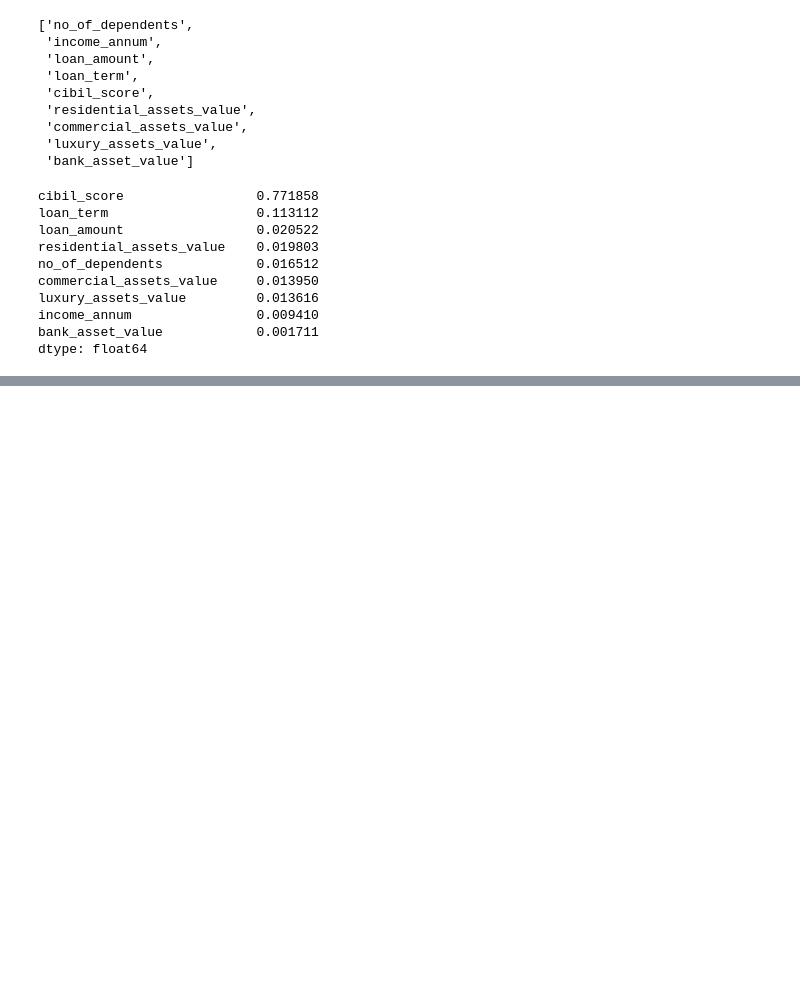
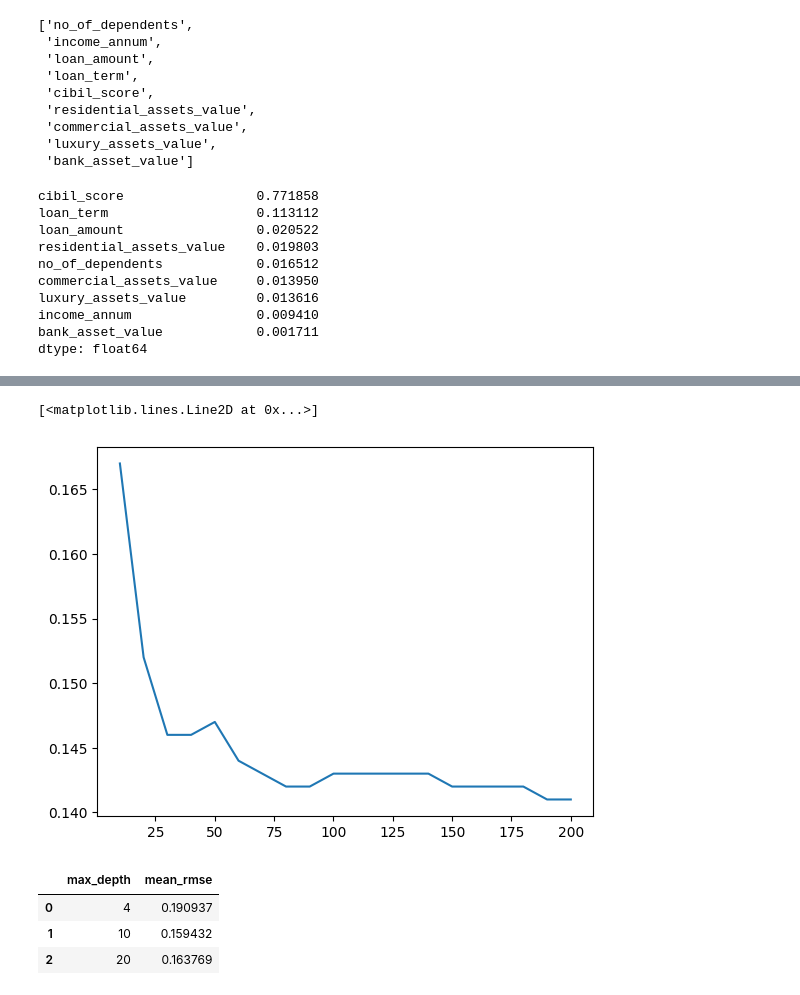
Before and after one commit to n-a-peter/MLZ-midterm, a Jupyter notebook: loan_approval.ipynb, the cells around one changed output, grey strips where cells are left out. Saved outputs shown, nothing was run; the diff lists cells and outputs as text; code cells hidden in the pictures; blank space fills up the shorter version.

```diff
--- a/loan_approval.ipynb
+++ b/loan_approval.ipynb
@@ -294,0 +556,4 @@ dtype: float64
+# %%
+# Best depth=4
+rf = RandomForestClassifier(n_estimators=10, random_state=1, n_jobs=-1)
+rf.fit(X_train, y_train)
@@ -294,0 +562,4 @@ dtype: float64
+# %%
+y_pred = rf.predict_proba(X_val)[:,1]
+#y_pred
+roc_auc_score(y_val, y_pred)
@@ -294,0 +568,12 @@ dtype: float64
+# %%
+scores = []
+for n in range(10, 201, 10):
+    rf = RandomForestClassifier(n_estimators=n, random_state=1, n_jobs=-1)
+    rf.fit(X_train, y_train)
+    y_pred = rf.predict_proba(X_val)[:,1]
+    score = rmse(y_val, y_pred)
+    scores.append((n, score))
+# %%
+df_scores = pd.DataFrame(scores, columns=['n_estimators', 'rmse'])
+df_scores.rmse = np.round(df_scores.rmse, 3)
+df_scores
@@ -294,0 +598,5 @@ dtype: float64
+# %%
+plt.plot(df_scores.n_estimators, df_scores.rmse)
+# %% [output]
+[<matplotlib.lines.Line2D at 0x...>]
+[figure, added]
@@ -294,0 +615,8 @@ dtype: float64
+# %%
+df_mean_scores = pd.DataFrame(mean_scores, columns=['max_depth','mean_rmse'])
+df_mean_scores
+# %% [output]
+|  | max_depth | mean_rmse |
+| 0 | 4 | 0.190937 |
+| 1 | 10 | 0.159432 |
+| 2 | 20 | 0.163769 |
```
Also changed, not shown: parts of 40 cells of this notebook, 4 other files.
